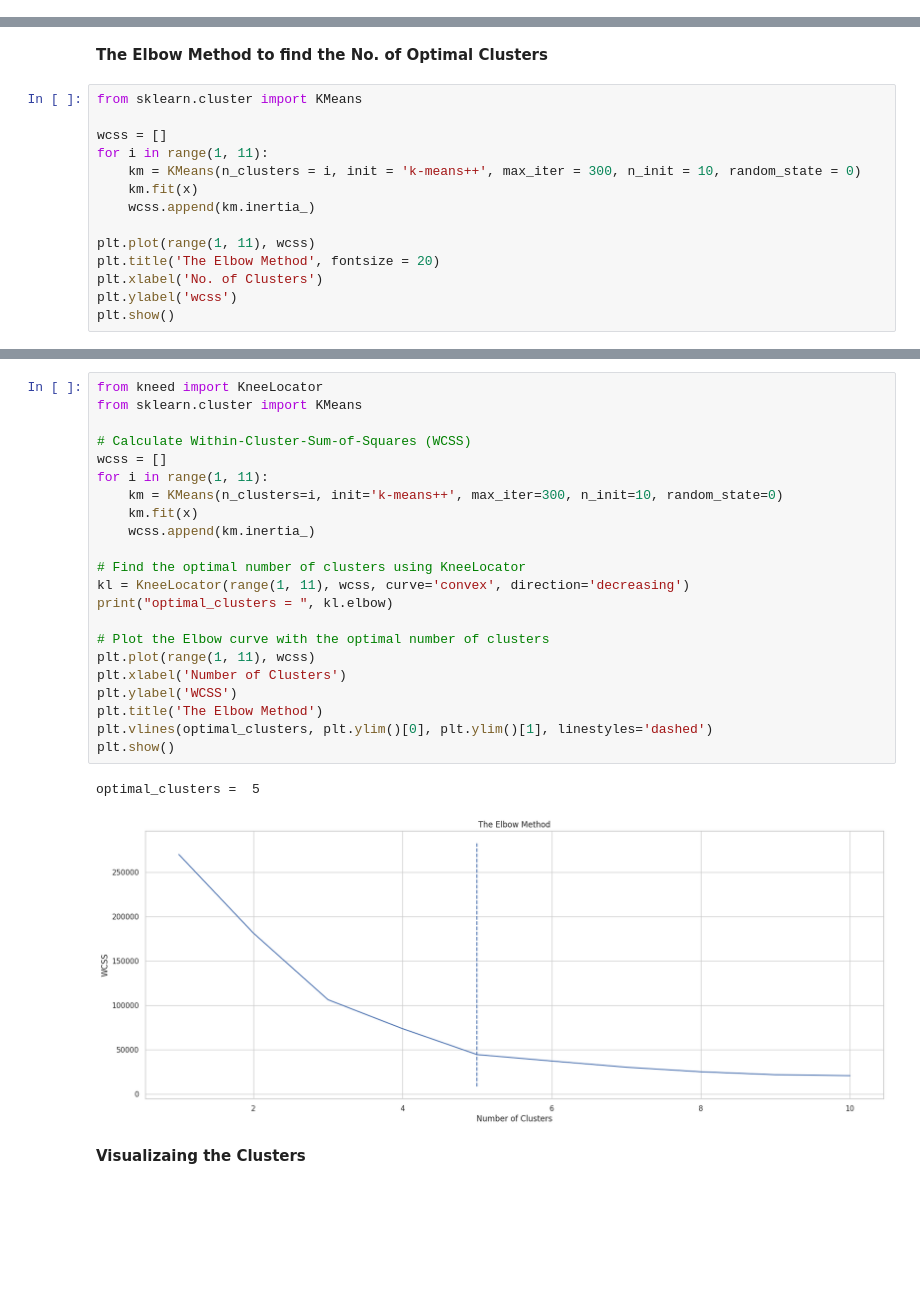
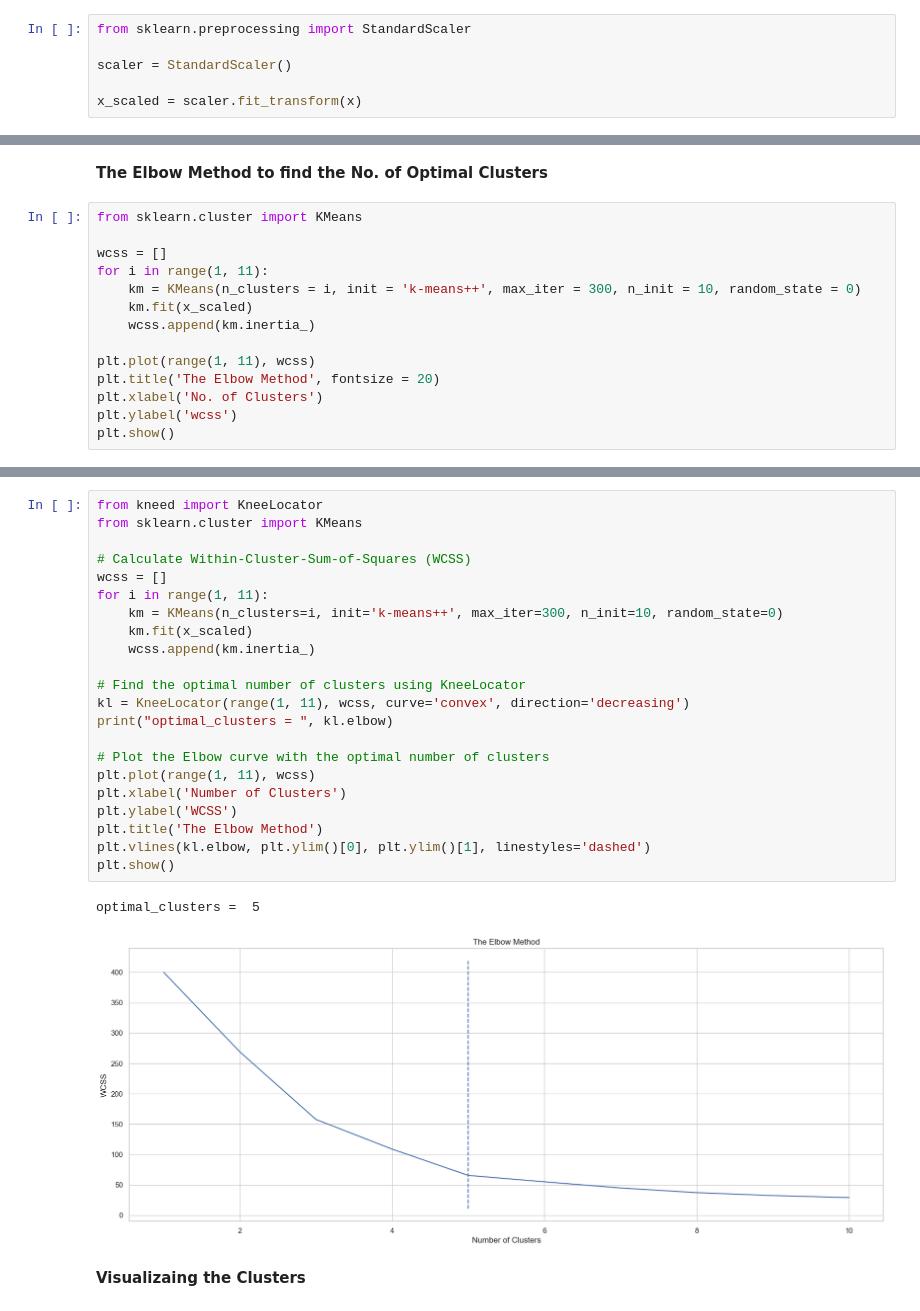
Before and after one commit to ChintaKrishnaMourya/Mall-Customers-Segmentation, a Jupyter notebook: Mall_customers_clustering_analysis.ipynb, the cells around one changed output, grey strips where cells are left out. Saved outputs shown, nothing was run; the diff lists cells and outputs as text; blank space fills up the shorter version.

```diff
--- a/Mall_customers_clustering_analysis.ipynb
+++ b/Mall_customers_clustering_analysis.ipynb
@@ -333,6 +337,12 @@ x_data.head()
 | 2 | 6 | 16 |
 | 3 | 77 | 16 |
 | 4 | 40 | 17 |
+# %%
+from sklearn.preprocessing import StandardScaler
+
+scaler = StandardScaler()
+
+x_scaled = scaler.fit_transform(x)
 # %% [markdown]
 ## Kmeans Algorithm
 # %% [markdown]
@@ -343,7 +353,7 @@ from sklearn.cluster import KMeans
 wcss = []
 for i in range(1, 11):
     km = KMeans(n_clusters = i, init = 'k-means++', max_iter = 300, n_init = 10, random_state = 0)
-    km.fit(x)
+    km.fit(x_scaled)
     wcss.append(km.inertia_)
 
 plt.plot(range(1, 11), wcss)
@@ -356,28 +366,28 @@ plt.show()
 # %%
 from kneed import KneeLocator
 from sklearn.cluster import KMeans
 
 # Calculate Within-Cluster-Sum-of-Squares (WCSS)
 wcss = []
 for i in range(1, 11):
     km = KMeans(n_clusters=i, init='k-means++', max_iter=300, n_init=10, random_state=0)
-    km.fit(x)
+    km.fit(x_scaled)
     wcss.append(km.inertia_)
 
 # Find the optimal number of clusters using KneeLocator
 kl = KneeLocator(range(1, 11), wcss, curve='convex', direction='decreasing')
 print("optimal_clusters = ", kl.elbow)
 
 # Plot the Elbow curve with the optimal number of clusters
 plt.plot(range(1, 11), wcss)
 plt.xlabel('Number of Clusters')
 plt.ylabel('WCSS')
 plt.title('The Elbow Method')
-plt.vlines(optimal_clusters, plt.ylim()[0], plt.ylim()[1], linestyles='dashed')
+plt.vlines(kl.elbow, plt.ylim()[0], plt.ylim()[1], linestyles='dashed')
 plt.show()
 # %% [output]
 optimal_clusters =  5
-[figure, old version]
+[figure, new version]
 # %% [markdown]
 **Visualizaing the Clusters**
 # %%
```
Also changed, not shown: parts of 42 cells of this notebook.
